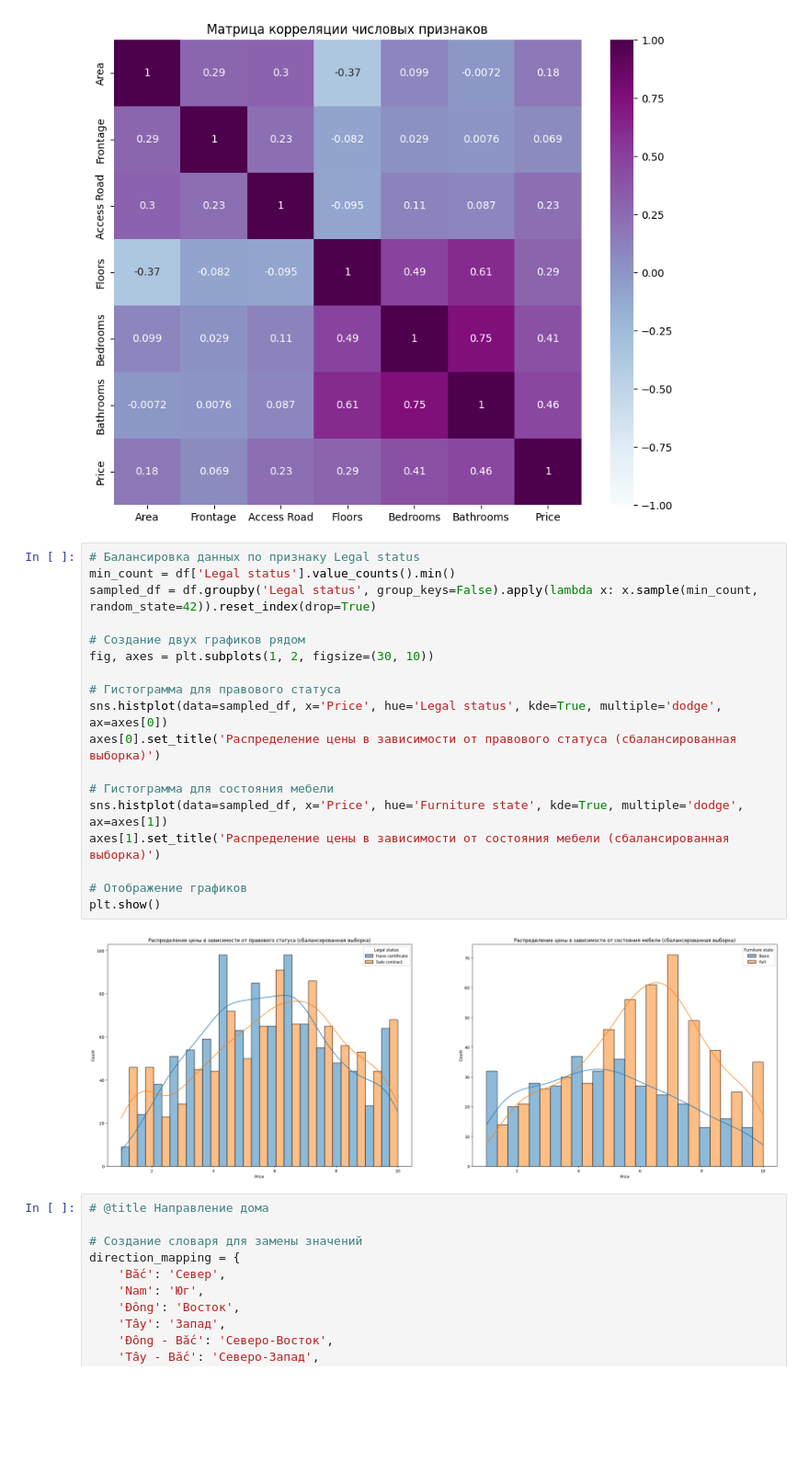
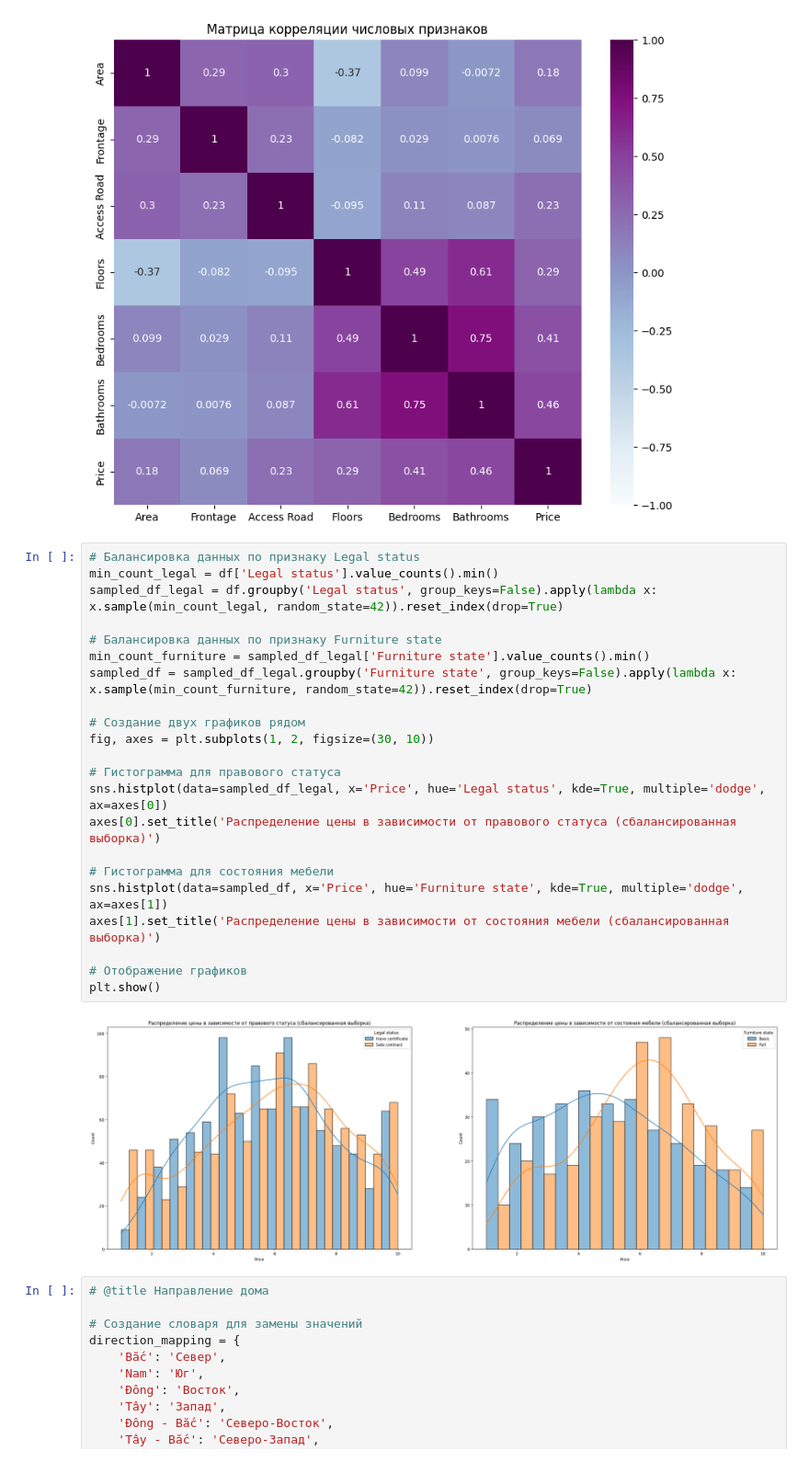
Before and after one commit to PetrBonyuk/m_o, a Jupyter notebook: vietnam_housing.ipynb, the cells around one changed output. Shown at 92% size. Saved outputs shown, nothing was run; the diff lists cells and outputs as text; blank space fills up the shorter version.

```diff
--- a/vietnam_housing.ipynb
+++ b/vietnam_housing.ipynb
@@ -133,24 +177,28 @@ plt.show()
 [figure]
 # %%
 # Балансировка данных по признаку Legal status
-min_count = df['Legal status'].value_counts().min()
-sampled_df = df.groupby('Legal status', group_keys=False).apply(lambda x: x.sample(min_count, random_state=42)).reset_index(drop=True)
+min_count_legal = df['Legal status'].value_counts().min()
+sampled_df_legal = df.groupby('Legal status', group_keys=False).apply(lambda x: x.sample(min_count_legal, random_state=42)).reset_index(drop=True)
+
+# Балансировка данных по признаку Furniture state
+min_count_furniture = sampled_df_legal['Furniture state'].value_counts().min()
+sampled_df = sampled_df_legal.groupby('Furniture state', group_keys=False).apply(lambda x: x.sample(min_count_furniture, random_state=42)).reset_index(drop=True)
 
 # Создание двух графиков рядом
 fig, axes = plt.subplots(1, 2, figsize=(30, 10))
 
 # Гистограмма для правового статуса
-sns.histplot(data=sampled_df, x='Price', hue='Legal status', kde=True, multiple='dodge', ax=axes[0])
+sns.histplot(data=sampled_df_legal, x='Price', hue='Legal status', kde=True, multiple='dodge', ax=axes[0])
 axes[0].set_title('Распределение цены в зависимости от правового статуса (сбалансированная выборка)')
 
 # Гистограмма для состояния мебели
 sns.histplot(data=sampled_df, x='Price', hue='Furniture state', kde=True, multiple='dodge', ax=axes[1])
 axes[1].set_title('Распределение цены в зависимости от состояния мебели (сбалансированная выборка)')
 
 # Отображение графиков
 plt.show()
 # %% [output]
-[figure, old version]
+[figure, new version]
 # %%
 # @title Направление дома
 
```
Also changed, not shown: parts of 25 cells of this notebook.
